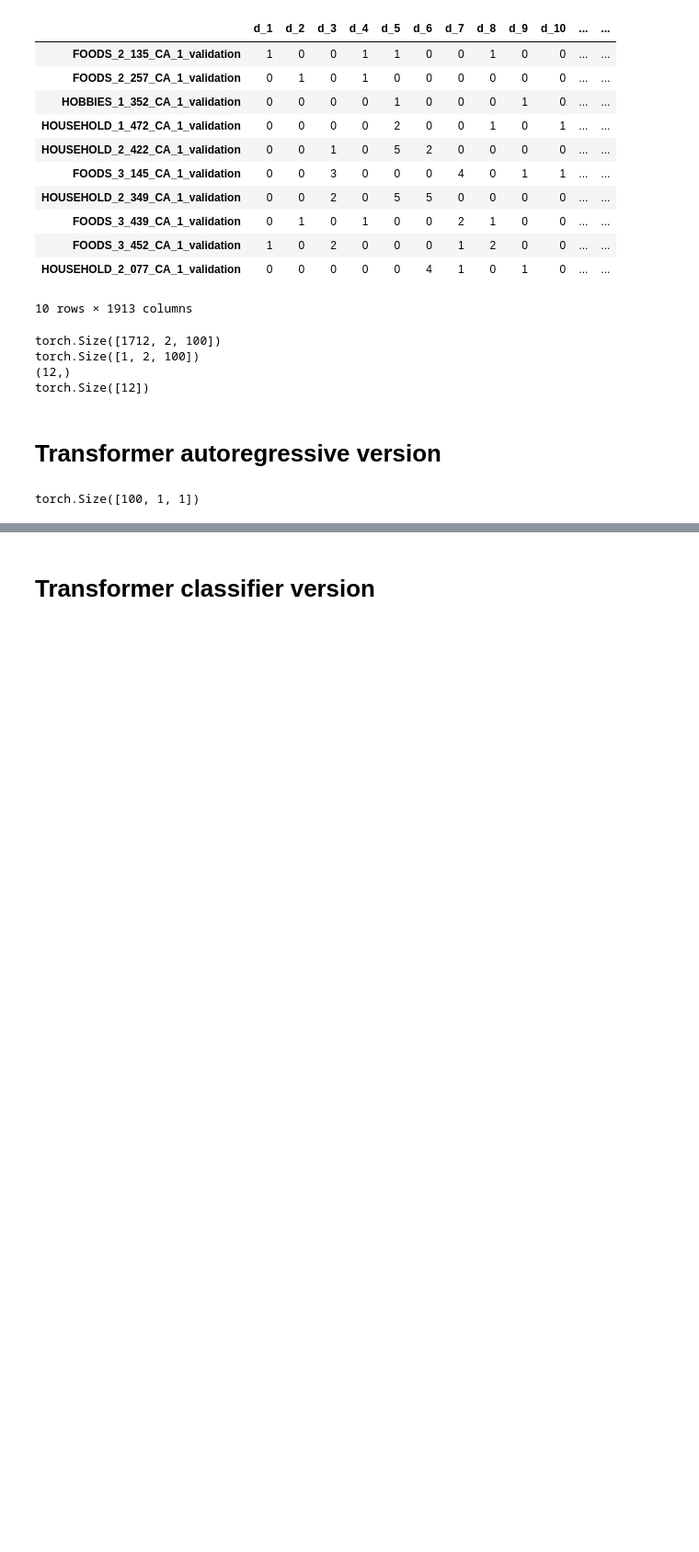
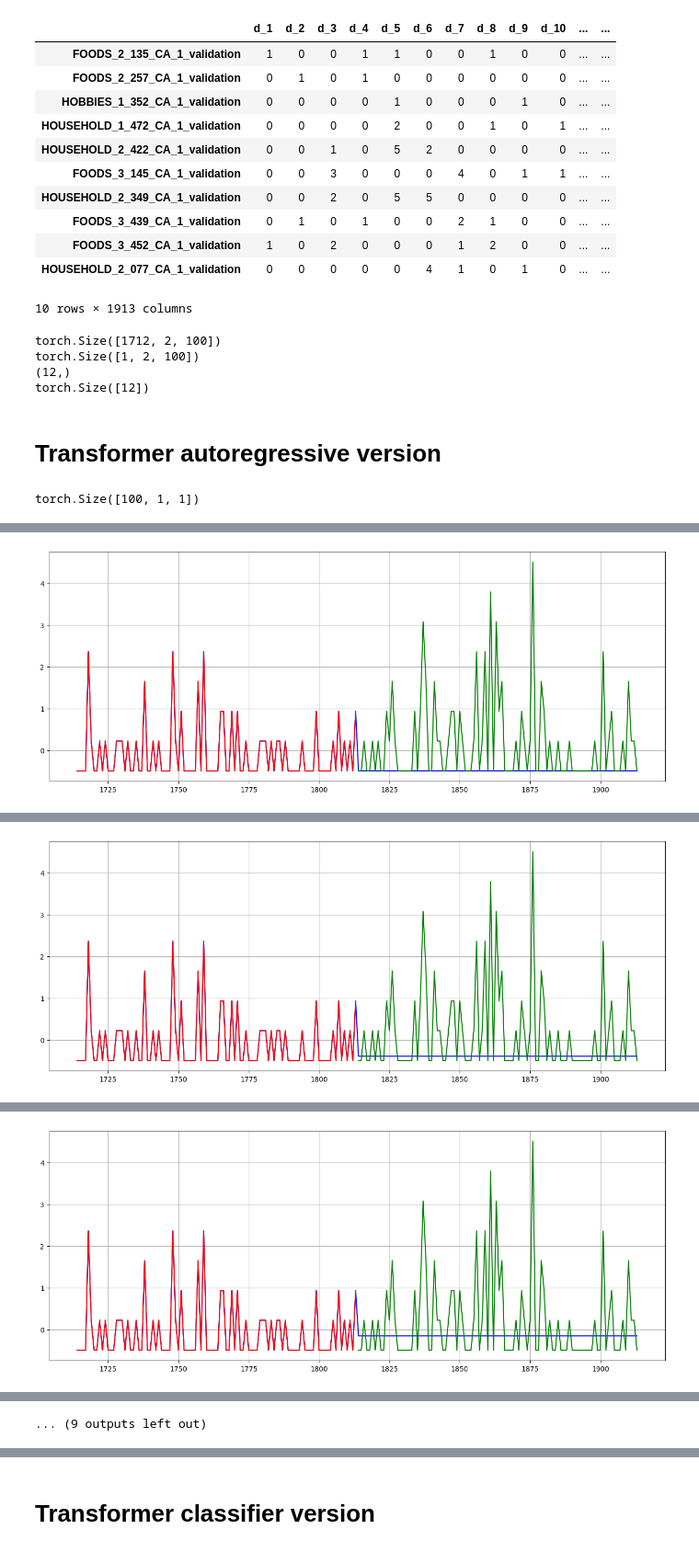
Before and after one commit to Legacy560/MTLSA25-Sales-Forecasting-Project, a Jupyter notebook: Cleaning and ARIMA/PHYS_664_Project_transformer.ipynb, the cells around one changed output, grey strips where cells are left out. Shown at 92% size. Saved outputs shown, nothing was run; the diff lists cells and outputs as text; code cells hidden in the pictures; blank space fills up the shorter version.

```diff
--- a/Cleaning and ARIMA/PHYS_664_Project_transformer.ipynb
+++ b/Cleaning and ARIMA/PHYS_664_Project_transformer.ipynb
@@ -603,9 +577,9 @@ def train(train_data):
         output = model(data)
         loss = criterion(output, targets)
         loss.backward()
-        torch.nn.utils.clip_grad_norm_(model.parameters(), 0.7)
+        # torch.nn.utils.clip_grad_norm_(model.parameters(), 0.7)
         optimizer.step()
-        scheduler.step()
+        # scheduler.step()
         total_loss += loss.item()
 
         log_interval = int(len(train_data) / batch_size / 5)
@@ -689,26 +667,27 @@ print(model(extracted_batch[-input_window:]).shape)
 # %% [output]
 torch.Size([100, 1, 1])
 # %%
-# best_val_loss = float("inf")
-# batch_size = 64
-# epochs = 20 # The number of epochs
-# best_model = None
-# train_loss_list = []
-# val_loss_list = []
+best_val_loss = float("inf")
+batch_size = 64
+epochs = 10 # The number of epochs
+best_model = None
+train_loss_list = []
+val_loss_list = []
 
-# for epoch in range(1, epochs + 1):
-#     epoch_start_time = time.time()
-#     train_loss = train(train_data)
-#     train_loss_list.append(train_loss)
+for epoch in range(1, epochs + 1):
+    epoch_start_time = time.time()
+    train_loss = train(train_data)
+    train_loss_list.append(train_loss)
 
-#     if ( epoch % 5 == 0 ):
-#         val_loss = plot_and_loss(model, val_data,epoch)
-#         predict_future(model, extracted_part, val_data,input_window)
-#     # else:
-#     val_loss = evaluate(model, val_data)
-#     val_loss_list.append(val_loss)
+    if ( epoch % 1 == 0 ):
+        val_loss = plot_and_loss(model, val_data,epoch)
+        predict_future(model, extracted_part, val_data,input_window)
+    # else:
+    val_loss = evaluate(model, val_data)
+    val_loss_list.append(val_loss)
 
-#     print('-' * 89)
-#     print('| end of epoch {:3d} | time: {:5.2f}s | valid loss {:5.4f} | valid ppl {:8.2f}'.format(epoch, (time.time() - epoch_start_time),
-#                                      val_loss, math.exp(val_loss)))
-#     print('-' * 89)
+    print('-' * 89)
+    print('| end of epoch {:3d} | time: {:5.2f}s | valid loss {:5.4f} | valid ppl {:8.2f}'.format(epoch, (time.time() - epoch_start_time),
+                                     val_loss, math.exp(val_loss)))
+    print('-' * 89)
+# %% [output]
@@ -714,0 +699 @@ torch.Size([100, 1, 1])
+[figure, added]
@@ -714,0 +708 @@ torch.Size([100, 1, 1])
+[figure, added]
@@ -714,0 +717 @@ torch.Size([100, 1, 1])
+[figure, added]
@@ -715 +745,2 @@ torch.Size([100, 1, 1])
+... (9 outputs left out)
 # %%
```
Also changed, not shown: parts of 27 cells of this notebook.
